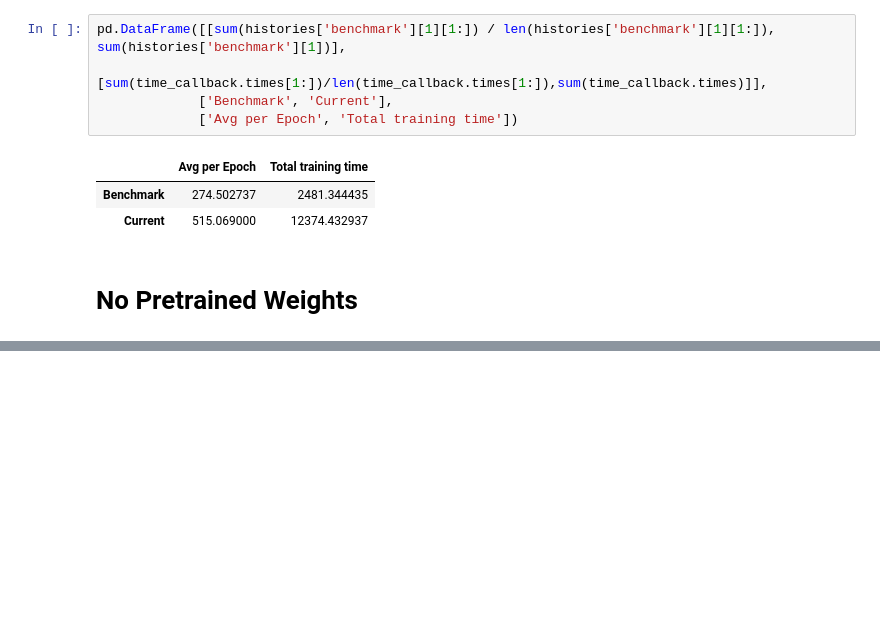
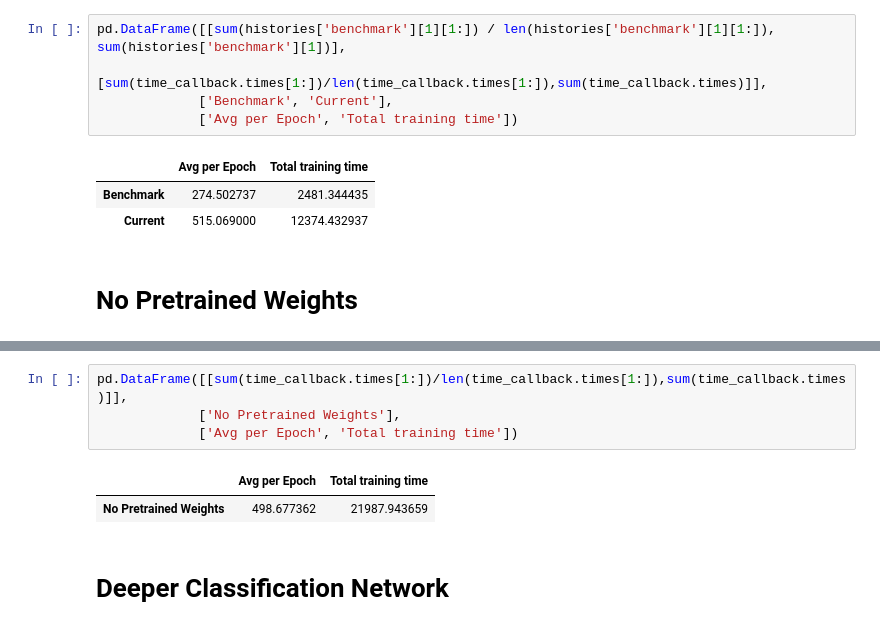
Before and after one commit to poonsinta96/GenderFacialRecognition, a Jupyter notebook: CZ4042_Project.ipynb, the cells around one changed output, grey strips where cells are left out. Cells and saved outputs as stored; diff of their text form; blank space fills up the shorter version.

```diff
--- a/CZ4042_Project.ipynb
+++ b/CZ4042_Project.ipynb
@@ -516,0 +535,9 @@ plt.show()
+# %%
+pd.DataFrame([[sum(time_callback.times[1:])/len(time_callback.times[1:]),sum(time_callback.times)]],
+             ['No Pretrained Weights'],
+             ['Avg per Epoch', 'Total training time'])
+# %% [output]
+|  | Avg per Epoch | Total training time |
+| No Pretrained Weights | 498.677362 | 21987.943659 |
+# %% [markdown]
+# Deeper Classification Network
```
Also changed, not shown: parts of 15 cells of this notebook.
